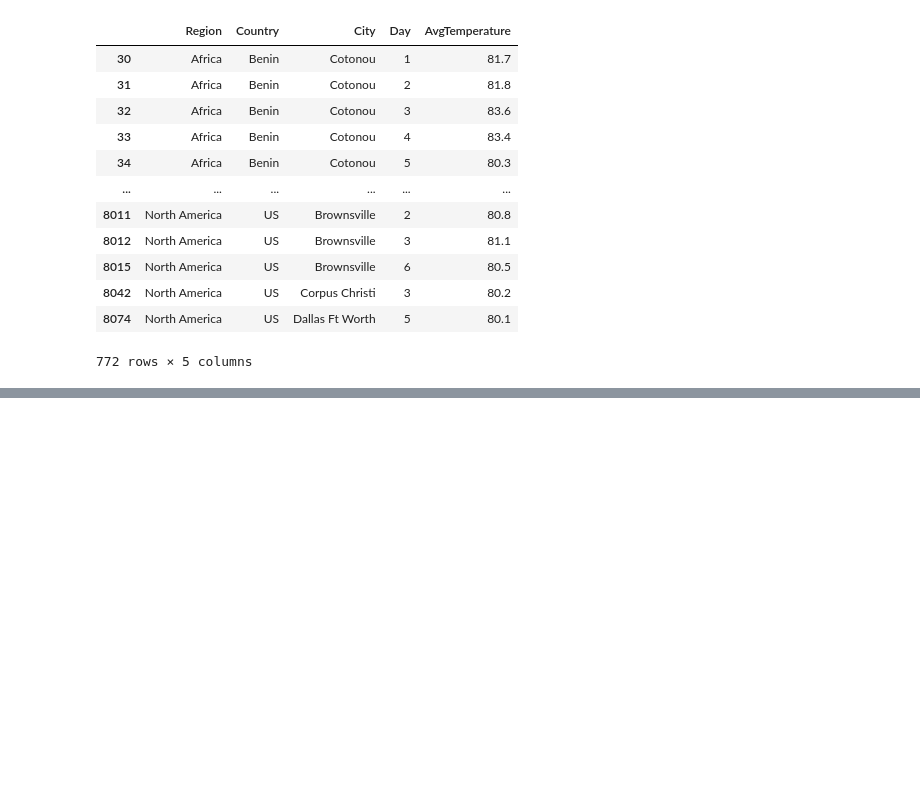
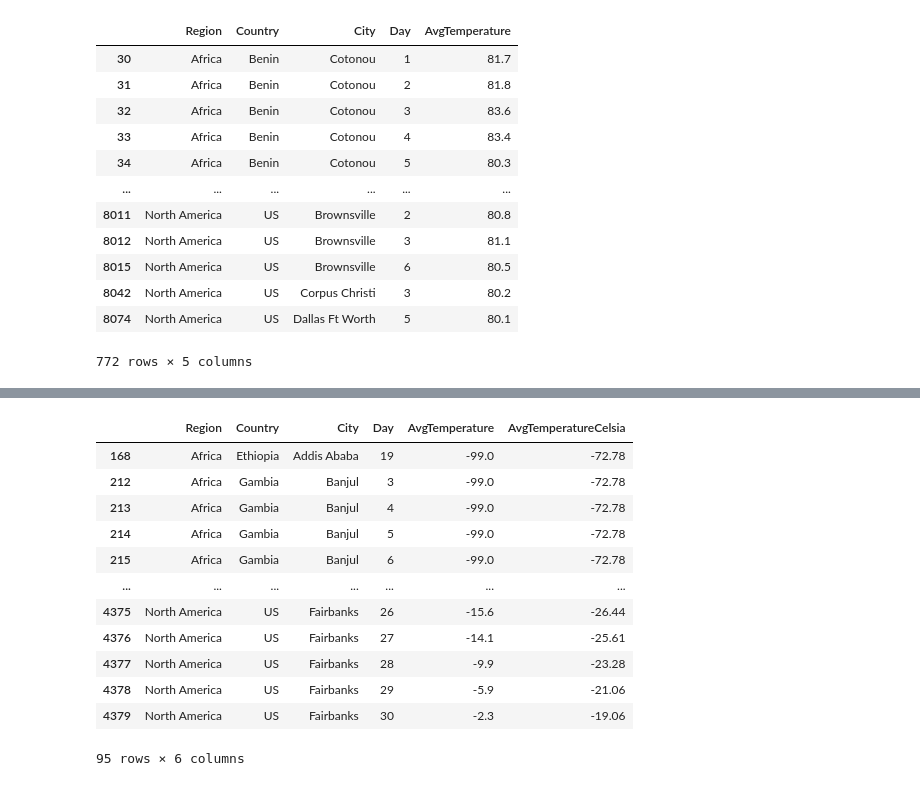
Before and after one commit to Ypsilonx/Czechitas_Python_1_kurz, a Jupyter notebook: ukoly_lekce/ukol_9/ukol_09.ipynb, the cells around one changed output, grey strips where cells are left out. Drawn from its saved outputs; the diff is of its cells as text; code cells hidden in the pictures; blank space fills up the shorter version.

```diff
--- a/ukoly_lekce/ukol_9/ukol_09.ipynb
+++ b/ukoly_lekce/ukol_9/ukol_09.ipynb
@@ -101,0 +161,17 @@ extrem_teploty
+# %%
+teploty_extrem = teploty[(teploty['AvgTemperatureCelsia'] > 30) | (teploty['AvgTemperatureCelsia'] < -15)]
+teploty_extrem
+# %% [output]
+|  | Region | Country | City | Day | AvgTemperature | AvgTemperatureCelsia |
+| 168 | Africa | Ethiopia | Addis Ababa | 19 | -99.0 | -72.78 |
+| 212 | Africa | Gambia | Banjul | 3 | -99.0 | -72.78 |
+| 213 | Africa | Gambia | Banjul | 4 | -99.0 | -72.78 |
+| 214 | Africa | Gambia | Banjul | 5 | -99.0 | -72.78 |
+| 215 | Africa | Gambia | Banjul | 6 | -99.0 | -72.78 |
+| ... | ... | ... | ... | ... | ... | ... |
+| 4375 | North America | US | Fairbanks | 26 | -15.6 | -26.44 |
+| 4376 | North America | US | Fairbanks | 27 | -14.1 | -25.61 |
+| 4377 | North America | US | Fairbanks | 28 | -9.9 | -23.28 |
+| 4378 | North America | US | Fairbanks | 29 | -5.9 | -21.06 |
+| 4379 | North America | US | Fairbanks | 30 | -2.3 | -19.06 |
+95 rows × 6 columns
```
Also changed, not shown: parts of 10 cells of this notebook, 6 other files.
